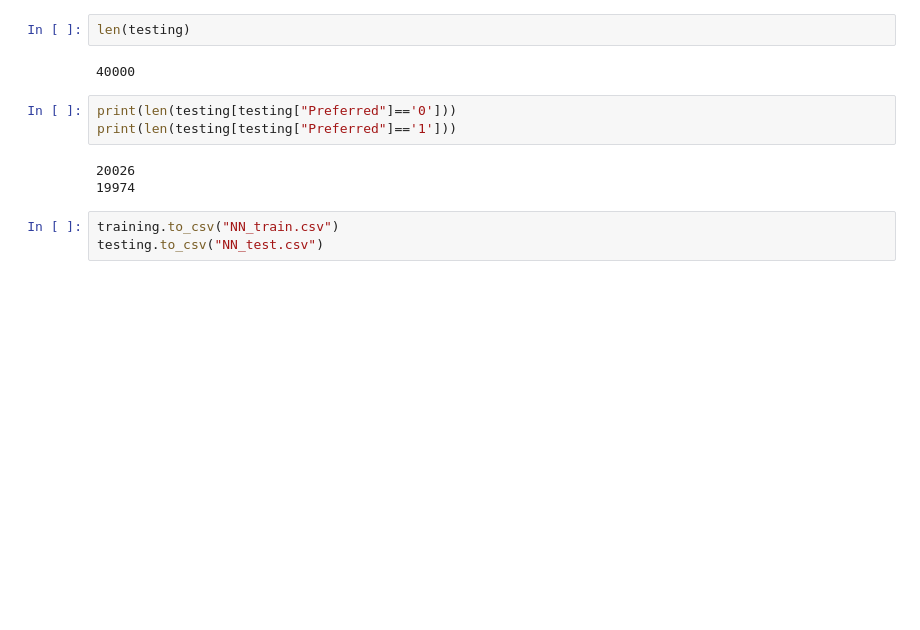
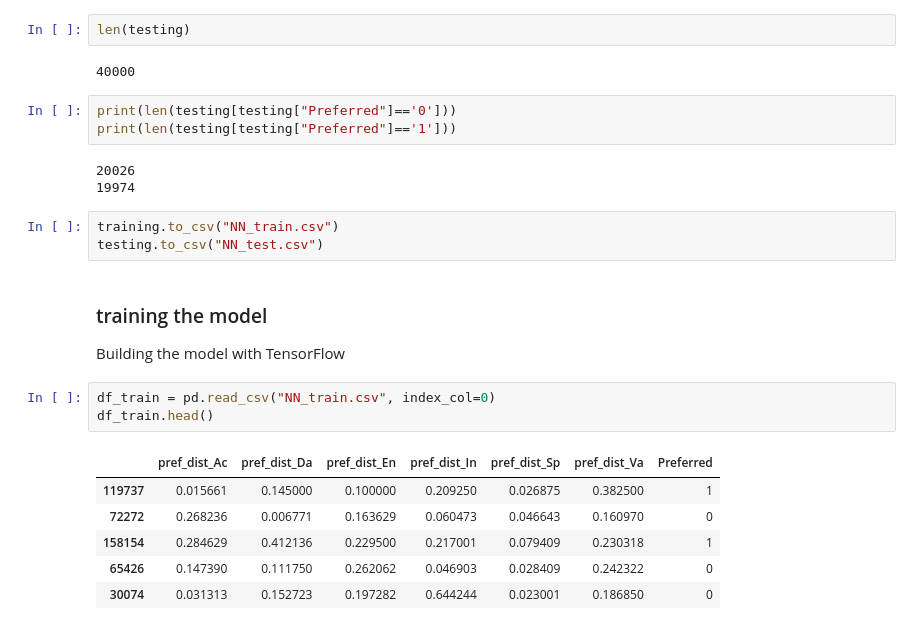
Before and after one commit to smehdizadeh/CSCI5622_Machine-Learning, a Jupyter notebook: Neural-Nets.ipynb, the cells around one changed output. Cells and saved outputs as stored; diff of their text form; blank space fills up the shorter version.

Commit message:
model implementation and training

```diff
--- a/Neural-Nets.ipynb
+++ b/Neural-Nets.ipynb
@@ -475,3 +477,17 @@ print(len(testing[testing["Preferred"]=='1']))
 # %%
 training.to_csv("NN_train.csv")
 testing.to_csv("NN_test.csv")
+# %% [markdown]
+### training the model
+
+Building the model with TensorFlow
+# %%
+df_train = pd.read_csv("NN_train.csv", index_col=0)
+df_train.head()
+# %% [output]
+|  | pref_dist_Ac | pref_dist_Da | pref_dist_En | pref_dist_In | pref_dist_Sp | pref_dist_Va | Preferred |
+| 119737 | 0.015661 | 0.145000 | 0.100000 | 0.209250 | 0.026875 | 0.382500 | 1 |
+| 72272 | 0.268236 | 0.006771 | 0.163629 | 0.060473 | 0.046643 | 0.160970 | 0 |
+| 158154 | 0.284629 | 0.412136 | 0.229500 | 0.217001 | 0.079409 | 0.230318 | 1 |
+| 65426 | 0.147390 | 0.111750 | 0.262062 | 0.046903 | 0.028409 | 0.242322 | 0 |
+| 30074 | 0.031313 | 0.152723 | 0.197282 | 0.644244 | 0.023001 | 0.186850 | 0 |
```
Also changed, not shown: parts of 14 cells of this notebook.
